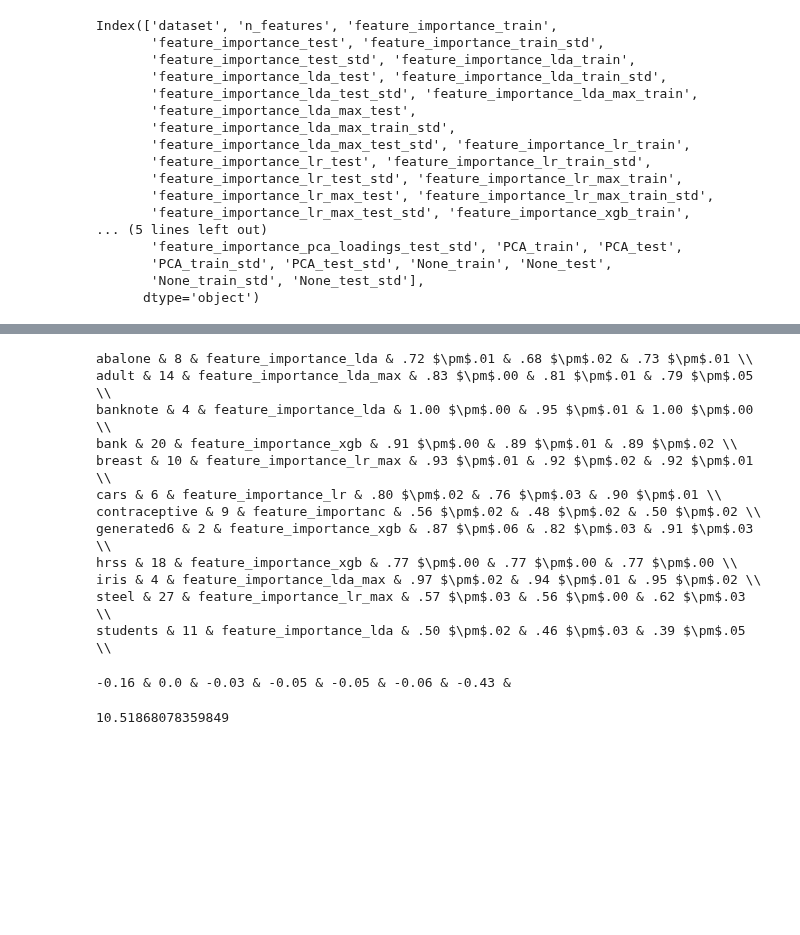
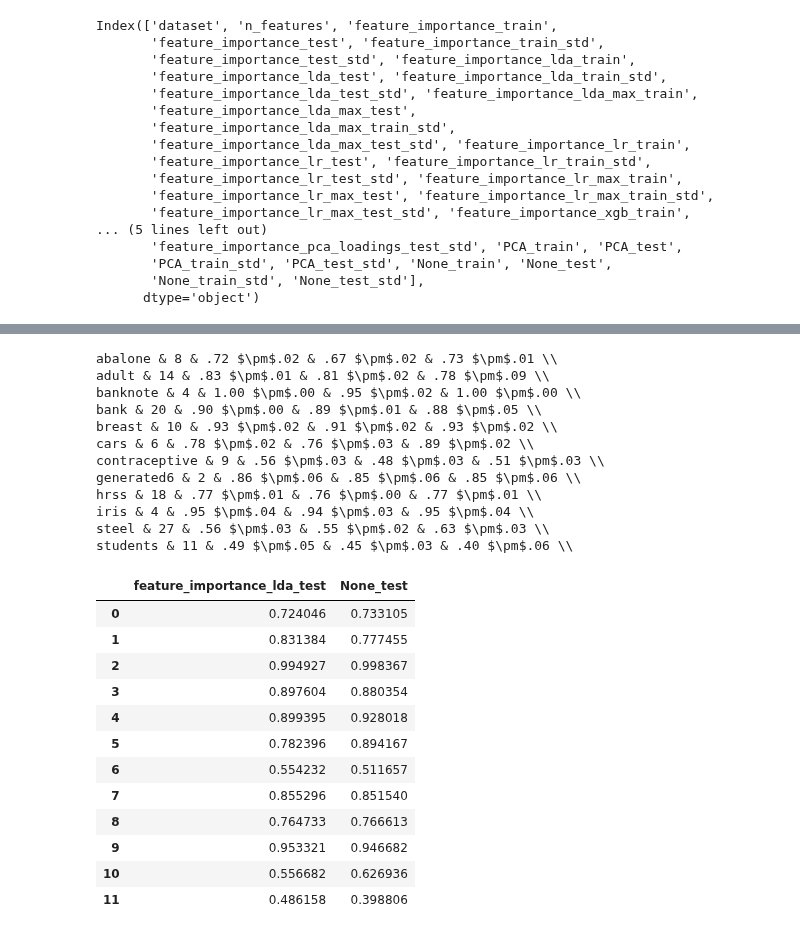
Before and after one commit to simsal0r/mixture-of-decision-trees, a Jupyter notebook: benchmarks/analysis_ex4b_feature_selection_performances.ipynb, the cells around one changed output, grey strips where cells are left out. Saved outputs shown, nothing was run; the diff lists cells and outputs as text; code cells hidden in the pictures; blank space fills up the shorter version.

```diff
--- a/benchmarks/analysis_ex4b_feature_selection_performances.ipynb
+++ b/benchmarks/analysis_ex4b_feature_selection_performances.ipynb
@@ -125,7 +229,7 @@ str1 = ""
 for index, row in df.iterrows():
     str1 += row.dataset.split("_")[0] + " & "
     str1 += str(row.n_features) + " & "
-    str1 += highs[index].rstrip("_test") + " & "
+    #str1 += highs[index].rstrip("_test") + " & "
     str1 += str("%.2f" % round(row[highs[index]], 2)).lstrip("0")
     std_name = str(highs[index]) + "_std"
     str1 += " $\\pm$" + str("%.2f" % round(row[std_name], 2)).lstrip("0") + " & "
@@ -136,26 +240,31 @@ for index, row in df.iterrows():
     str1 +=  "\\\\ \r\n"
 print(str1)
 # %% [output]
-abalone & 8 & feature_importance_lda & .72 $\pm$.01 & .68 $\pm$.02 & .73 $\pm$.01 \\
-adult & 14 & feature_importance_lda_max & .83 $\pm$.00 & .81 $\pm$.01 & .79 $\pm$.05 \\
-banknote & 4 & feature_importance_lda & 1.00 $\pm$.00 & .95 $\pm$.01 & 1.00 $\pm$.00 \\
-bank & 20 & feature_importance_xgb & .91 $\pm$.00 & .89 $\pm$.01 & .89 $\pm$.02 \\
-breast & 10 & feature_importance_lr_max & .93 $\pm$.01 & .92 $\pm$.02 & .92 $\pm$.01 \\
-cars & 6 & feature_importance_lr & .80 $\pm$.02 & .76 $\pm$.03 & .90 $\pm$.01 \\
-contraceptive & 9 & feature_importanc & .56 $\pm$.02 & .48 $\pm$.02 & .50 $\pm$.02 \\
-generated6 & 2 & feature_importance_xgb & .87 $\pm$.06 & .82 $\pm$.03 & .91 $\pm$.03 \\
-hrss & 18 & feature_importance_xgb & .77 $\pm$.00 & .77 $\pm$.00 & .77 $\pm$.00 \\
-iris & 4 & feature_importance_lda_max & .97 $\pm$.02 & .94 $\pm$.01 & .95 $\pm$.02 \\
-steel & 27 & feature_importance_lr_max & .57 $\pm$.03 & .56 $\pm$.00 & .62 $\pm$.03 \\
-students & 11 & feature_importance_lda & .50 $\pm$.02 & .46 $\pm$.03 & .39 $\pm$.05 \\
+abalone & 8 & .72 $\pm$.02 & .67 $\pm$.02 & .73 $\pm$.01 \\
+adult & 14 & .83 $\pm$.01 & .81 $\pm$.02 & .78 $\pm$.09 \\
+banknote & 4 & 1.00 $\pm$.00 & .95 $\pm$.02 & 1.00 $\pm$.00 \\
+bank & 20 & .90 $\pm$.00 & .89 $\pm$.01 & .88 $\pm$.05 \\
+breast & 10 & .93 $\pm$.02 & .91 $\pm$.02 & .93 $\pm$.02 \\
+cars & 6 & .78 $\pm$.02 & .76 $\pm$.03 & .89 $\pm$.02 \\
+contraceptive & 9 & .56 $\pm$.03 & .48 $\pm$.03 & .51 $\pm$.03 \\
+generated6 & 2 & .86 $\pm$.06 & .85 $\pm$.06 & .85 $\pm$.06 \\
+hrss & 18 & .77 $\pm$.01 & .76 $\pm$.00 & .77 $\pm$.01 \\
+iris & 4 & .95 $\pm$.04 & .94 $\pm$.03 & .95 $\pm$.04 \\
+steel & 27 & .56 $\pm$.03 & .55 $\pm$.02 & .63 $\pm$.03 \\
+students & 11 & .49 $\pm$.05 & .45 $\pm$.03 & .40 $\pm$.06 \\
-# %%
-str1 = ""
-for sum_deviation in round(df[test_acc].sum() - df[test_acc].sum().max(),2):
-    str1 += str(sum_deviation) + " & "
-print(str1)
-# %% [output]
--0.16 & 0.0 & -0.03 & -0.05 & -0.05 & -0.06 & -0.43 &
-# %%
-df[test_acc].sum().max()
-# %% [output]
-10.51868078359849
+# %%
+df[["feature_importance_lda_test","None_test"]]
+# %% [output]
+|  | feature_importance_lda_test | None_test |
+| 0 | 0.724046 | 0.733105 |
+| 1 | 0.831384 | 0.777455 |
+| 2 | 0.994927 | 0.998367 |
+| 3 | 0.897604 | 0.880354 |
+| 4 | 0.899395 | 0.928018 |
+| 5 | 0.782396 | 0.894167 |
+| 6 | 0.554232 | 0.511657 |
+| 7 | 0.855296 | 0.851540 |
+| 8 | 0.764733 | 0.766613 |
+| 9 | 0.953321 | 0.946682 |
+| 10 | 0.556682 | 0.626936 |
+| 11 | 0.486158 | 0.398806 |
```
Also changed, not shown: parts of 17 cells of this notebook, 2 other files.
